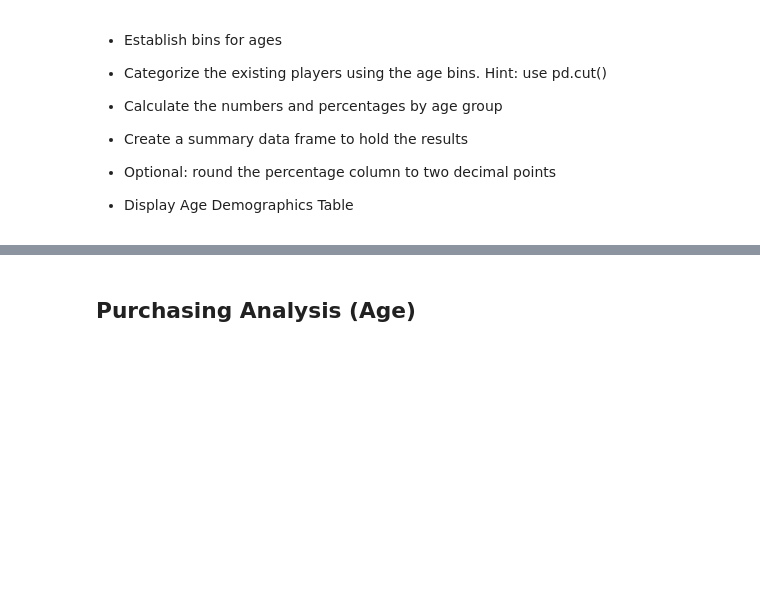
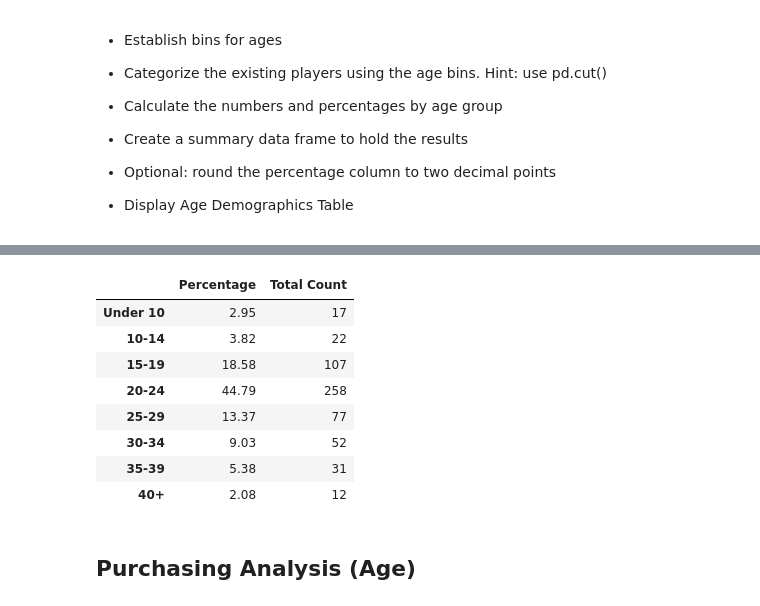
Before and after one commit to nhaile96/pandas_challengeHW, a Jupyter notebook: HeroesOfPyomoli/HeroesOfPymoli_starter.ipynb, the cells around one changed output, grey strips where cells are left out. Cells and saved outputs as stored; diff of their text form; code cells hidden in the pictures; blank space fills up the shorter version.

```diff
--- a/HeroesOfPyomoli/HeroesOfPymoli_starter.ipynb
+++ b/HeroesOfPyomoli/HeroesOfPymoli_starter.ipynb
@@ -159,3 +148,36 @@ purchase_analysis_df.style.format({"Average Purchase Total By Gender":"{:.2f}",
+# %%
+#create bins
+age_bins = [0, 9.9,14.9,19.9,24.9,29.9,34.9,39.9,9999]
+groups = ["Under 10", "10-14","15-19","20-24","25-29","30-34","35-39","40+"]
+
+#label age groups of users in purchase data
+purchase_data["Age Group"]=pd.cut(purchase_data["Age"], age_bins, labels=groups)
+purchase_data
+
+#group Age Group column to get more age data
+age_group= purchase_data.groupby("Age Group")
+
+#count players by age group
+age_count = age_group["SN"].nunique()
+
+#percentage by group
+age_percent = (age_count/total_players)* 100
+
+#data frame for variables
+age_demodf= pd.DataFrame({"Percentage": age_percent, "Total Count": age_count})
+
+age_demodf.index.name = None
+age_demodf.style.format({"Percentage":"{:.2f}"})
+# %% [output]
+|  | Percentage | Total Count |
+| Under 10 | 2.95 | 17 |
+| 10-14 | 3.82 | 22 |
+| 15-19 | 18.58 | 107 |
+| 20-24 | 44.79 | 258 |
+| 25-29 | 13.37 | 77 |
+| 30-34 | 9.03 | 52 |
+| 35-39 | 5.38 | 31 |
+| 40+ | 2.08 | 12 |
 # %% [markdown]
 ## Purchasing Analysis (Age)
 # %% [markdown]
```
Also changed, not shown: parts of 8 cells of this notebook.
